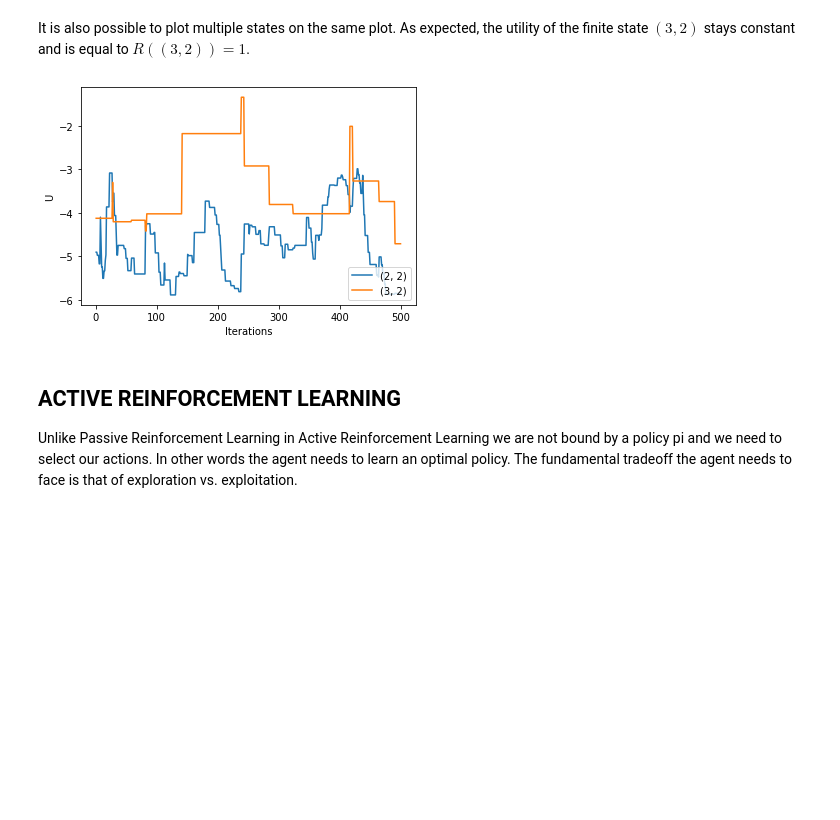
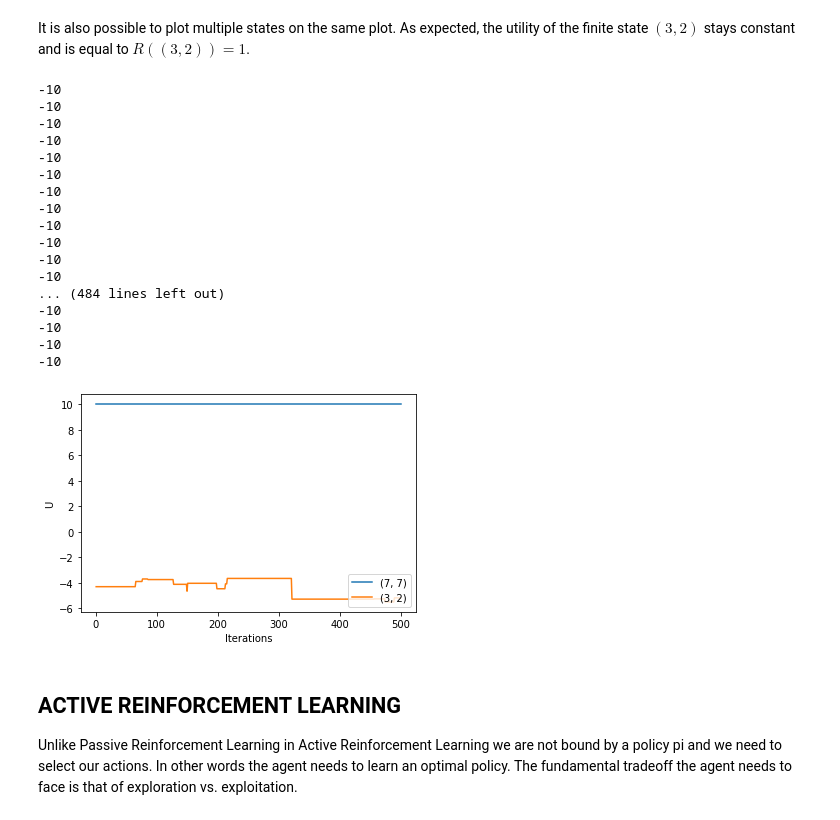
Before and after one commit to vuphuc24601/AI-project, a Jupyter notebook: reinforcement_learning.ipynb, the cells around one changed output. Drawn from its saved outputs; the diff is of its cells as text; code cells hidden in the pictures; blank space fills up the shorter version.

```diff
--- a/reinforcement_learning.ipynb
+++ b/reinforcement_learning.ipynb
@@ -324,9 +393,26 @@ graph_utility_estimates(agent, sequential_decision_environment, 500, [(2,2)])
 # %% [markdown]
 It is also possible to plot multiple states on the same plot. As expected, the utility of the finite state $(3,2)$ stays constant and is equal to $R((3,2)) = 1$.
 # %%
-graph_utility_estimates(agent, sequential_decision_environment, 500, [(2,2), (3,2)])
+graph_utility_estimates(agent, sequential_decision_environment, 500, [(7,7), (3,2)])
 # %% [output]
+-10
+-10
+-10
+-10
+-10
+-10
+-10
+-10
+-10
+-10
+-10
+-10
+... (484 lines left out)
+-10
+-10
+-10
+-10
-[figure, old version]
+[figure, new version]
 # %% [markdown]
 ## ACTIVE REINFORCEMENT LEARNING
 
```
Also changed, not shown: parts of 15 cells of this notebook, 3 other files.
